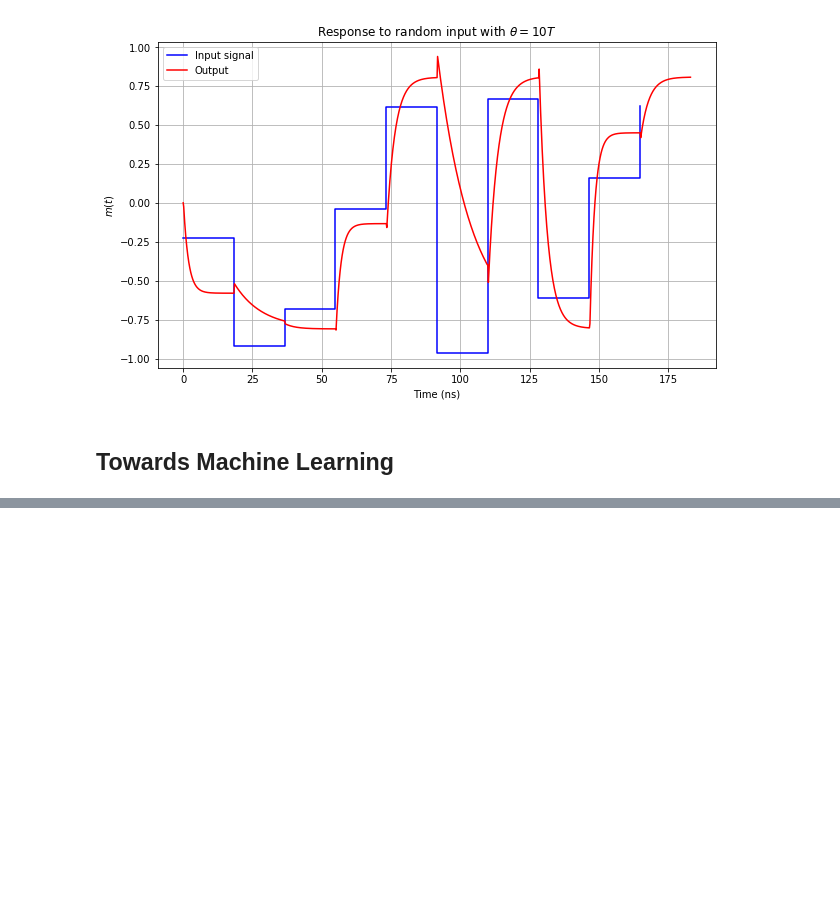
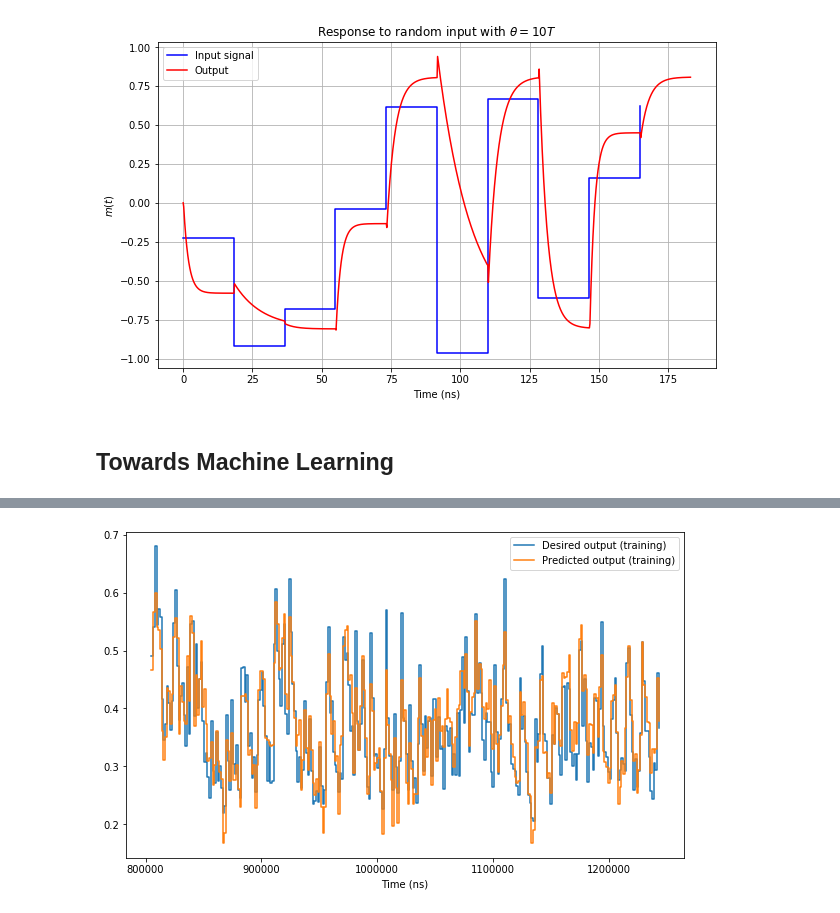
Before and after one commit to spintronic-computing-group/spnc, a Jupyter notebook: notebooks/SPNC-anisotropy/SP_anisotropy_learning.ipynb, the cells around one changed output, grey strips where cells are left out. Saved outputs shown, nothing was run; the diff lists cells and outputs as text; code cells hidden in the pictures; blank space fills up the shorter version.

```diff
--- a/notebooks/SPNC-anisotropy/SP_anisotropy_learning.ipynb
+++ b/notebooks/SPNC-anisotropy/SP_anisotropy_learning.ipynb
@@ -701,5 +485,0 @@ dtest = d[Ntrain+Nvalid:]
-# %%
-net = Mackey_Glass_SNR(1, 40, 1, m0=0.1, mask_sparse=0.5, bias=False)
-
-params = {'theta':0.2}
-net.train(utrain, dtrain, uvalid, dvalid, params)
@@ -1991,28 +485,0 @@ This is clearly very problematic. It looks like when $\beta'$ is big then it bec
-# %%
-# Defining the net
-# potential params : ( Nin, Nvirt, Nout, m0=0.1, mask_sparse=1.0, bias=False, act=None, inv_act=None)
-net = SPNC_SNR(1, 40, 1, m0=2, mask_sparse=0.5, bias=False)
-params = {'theta': 0.5,'gamma':0.2,'beta_prime':30}
-# Running the net
-net.train(utrain, dtrain, uvalid, dvalid, params)
-
-Stest = net.transform(utest, params)
-pred = net.forward(Stest)
-
-plt.plot(dtest[100:200], label='Desired Output')
-plt.plot(pred[100:200], label='Model Output')
-plt.legend(loc='lower left')
-plt.xlabel('time')
-plt.ylabel('NARMA10 output')
-plt.show()
-
-plt.plot(np.linspace(0,1.0),np.linspace(0,1.0), 'k--' )
-plt.plot(dtest[:], pred[:], 'o')
-plt.xlabel('Desired Output')
-plt.ylabel('Model Output')
-plt.show()
-
-#Errors
-print('NRMSE is' ,np.sqrt(MSE(pred,dtest))/np.std(dtest))
-print('NMSE is' , (MSE(pred,dtest))/np.power(np.std(dtest),2) )
-print('MNRMSE is ',np.sqrt(MSE(pred,dtest))/np.mean(dtest))
@@ -2044,0 +512,12 @@ This is somewhat better, although definitely worse than the low $\beta'$ case. I
+# %%
+time_y = net.get_time_list_y(y)
+plt.figure(figsize=(10,6))
+xmin = 500
+xmax = 800
+plt.plot(time_y[xmin:xmax],y[xmin:xmax],drawstyle='steps-post',label="Desired output (training)")
+plt.plot(time_y[xmin:xmax],y_pred_train[xmin:xmax],drawstyle='steps-post',label="Predicted output (training)")
+plt.xlabel("Time (ns)")
+plt.legend(loc="best")
+plt.show()
+# %% [output]
+[figure, added]
```
Also changed, not shown: parts of 117 cells of this notebook, 3 other files.
